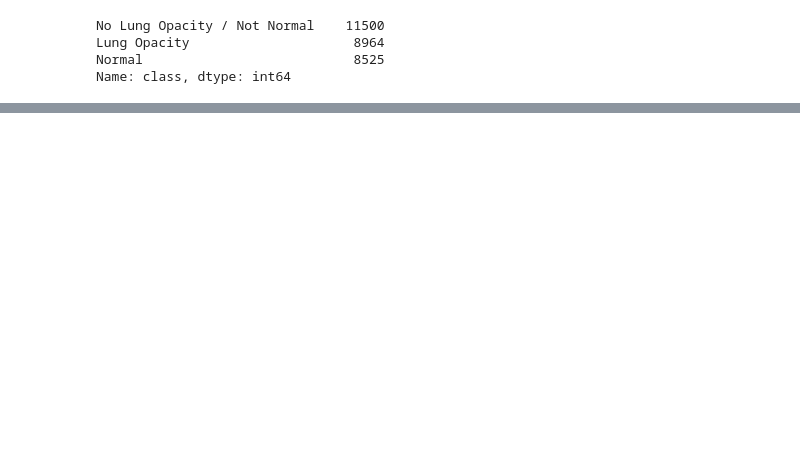
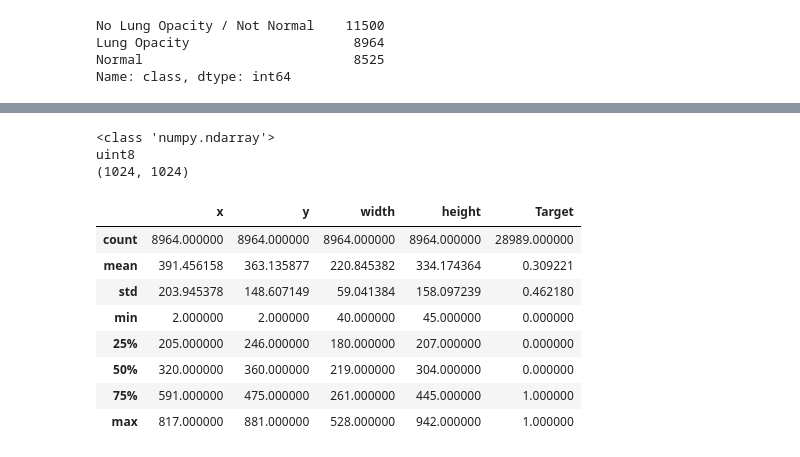
Before and after one commit to rpetrenko/rsna-pnemonia, a Jupyter notebook: data_explore.ipynb, the cells around one changed output, grey strips where cells are left out. Drawn from its saved outputs; the diff is of its cells as text; code cells hidden in the pictures; blank space fills up the shorter version.

```diff
--- a/data_explore.ipynb
+++ b/data_explore.ipynb
@@ -88,0 +76,22 @@ class_info.sample(5)
+# %%
+im = ds.pixel_array
+print(type(im))
+print(im.dtype)
+print(im.shape)
+# %% [output]
+<class 'numpy.ndarray'>
+uint8
+(1024, 1024)
+# %%
+train_labels = pd.read_csv(os.path.join(data_dir, "stage_1_train_labels.csv"))
+train_labels.describe()
+# %% [output]
+|  | x | y | width | height | Target |
+| count | 8964.000000 | 8964.000000 | 8964.000000 | 8964.000000 | 28989.000000 |
+| mean | 391.456158 | 363.135877 | 220.845382 | 334.174364 | 0.309221 |
+| std | 203.945378 | 148.607149 | 59.041384 | 158.097239 | 0.462180 |
+| min | 2.000000 | 2.000000 | 40.000000 | 45.000000 | 0.000000 |
+| 25% | 205.000000 | 246.000000 | 180.000000 | 207.000000 | 0.000000 |
+| 50% | 320.000000 | 360.000000 | 219.000000 | 304.000000 | 0.000000 |
+| 75% | 591.000000 | 475.000000 | 261.000000 | 445.000000 | 1.000000 |
+| max | 817.000000 | 881.000000 | 528.000000 | 942.000000 | 1.000000 |
```
Also changed, not shown: parts of 13 cells of this notebook.
